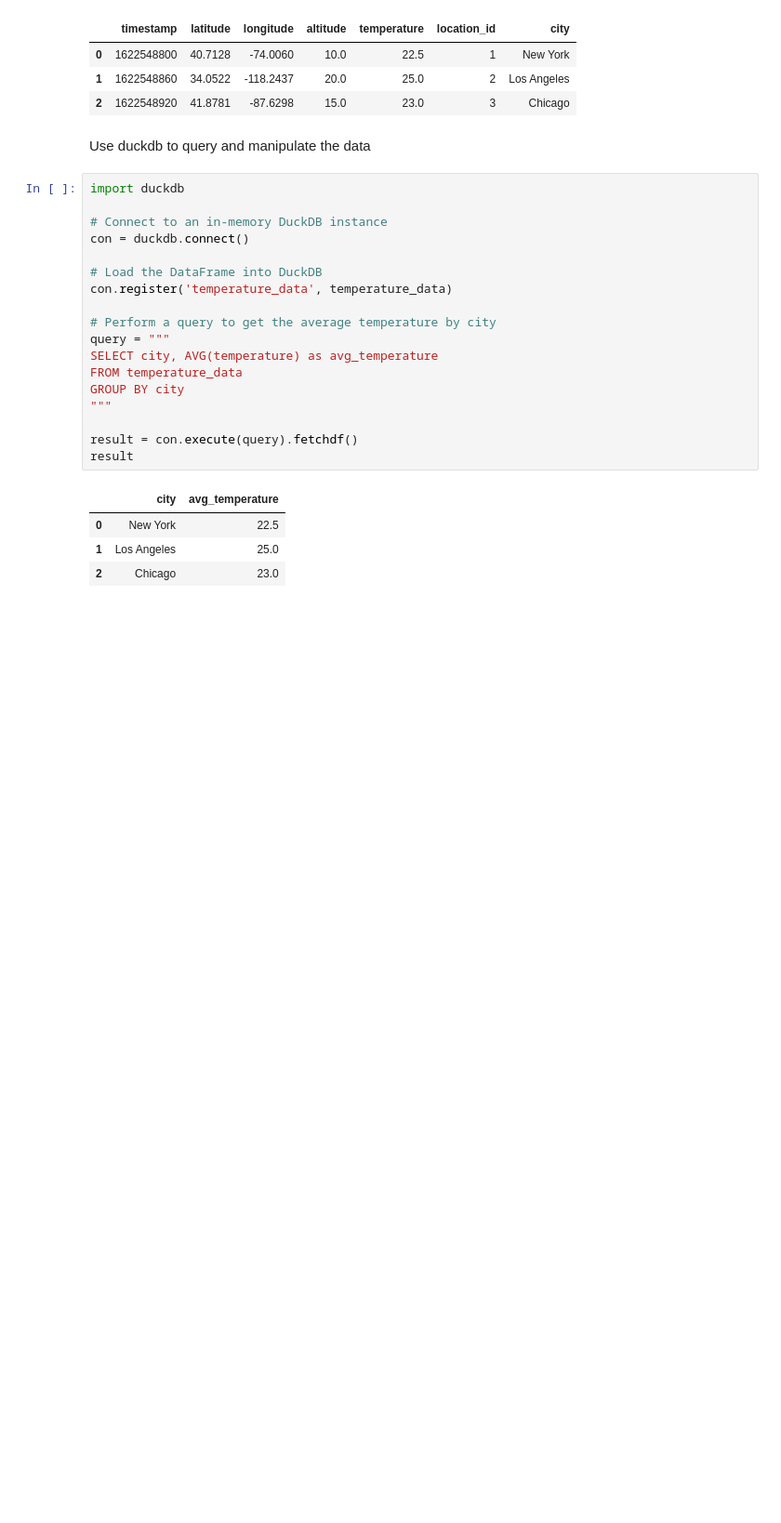
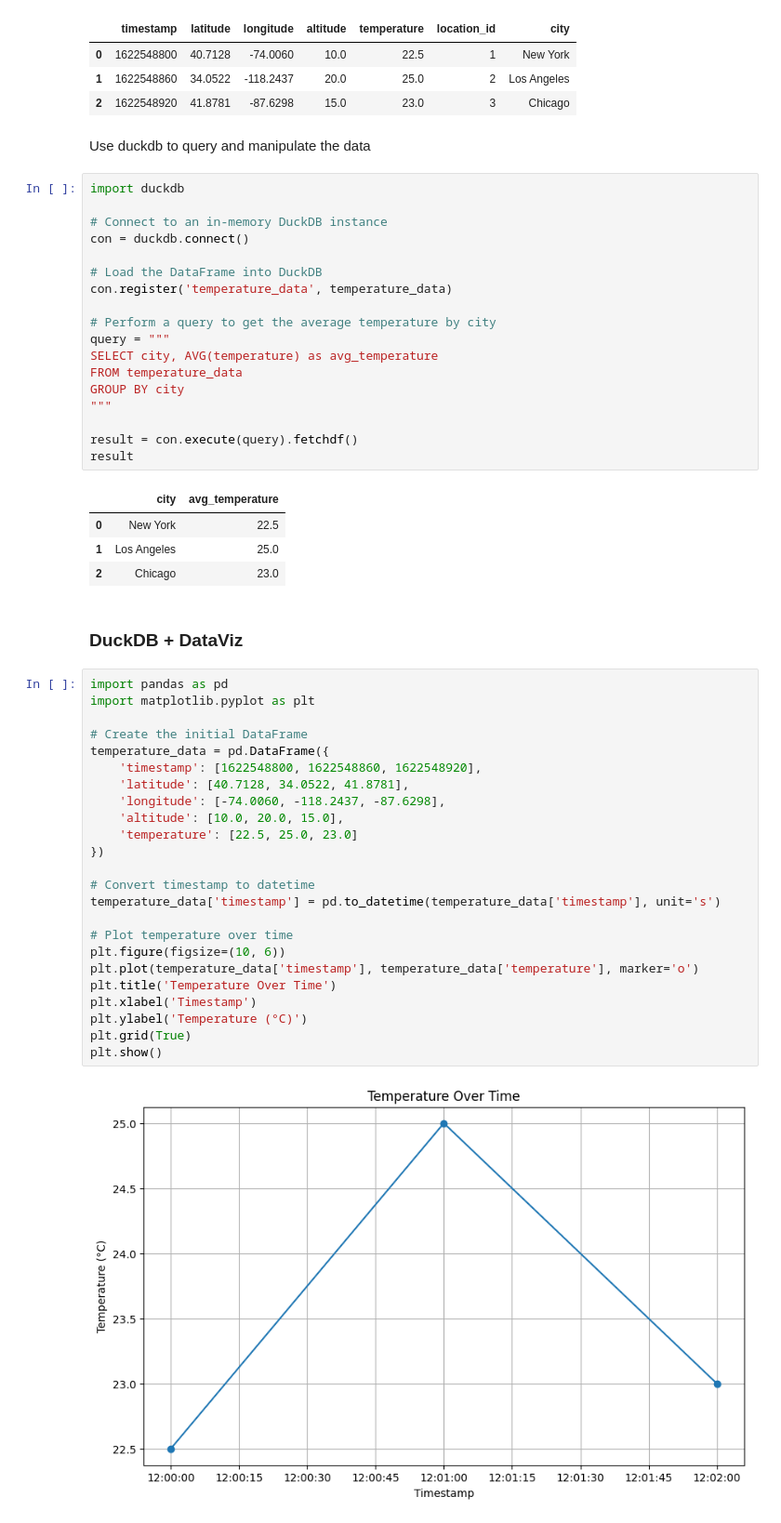
Before and after one commit to octaflop/ducktiles, a Jupyter notebook: introduction.ipynb, the cells around one changed output. Shown at 93% size. Drawn from its saved outputs; the diff is of its cells as text; blank space fills up the shorter version.

```diff
--- a/introduction.ipynb
+++ b/introduction.ipynb
@@ -157,3 +159,31 @@ result
 | 0 | New York | 22.5 |
 | 1 | Los Angeles | 25.0 |
 | 2 | Chicago | 23.0 |
+# %% [markdown]
+### DuckDB + DataViz
+# %%
+import pandas as pd
+import matplotlib.pyplot as plt
+
+# Create the initial DataFrame
+temperature_data = pd.DataFrame({
+    'timestamp': [1622548800, 1622548860, 1622548920],
+    'latitude': [40.7128, 34.0522, 41.8781],
+    'longitude': [-74.0060, -118.2437, -87.6298],
+    'altitude': [10.0, 20.0, 15.0],
+    'temperature': [22.5, 25.0, 23.0]
+})
+
+# Convert timestamp to datetime
+temperature_data['timestamp'] = pd.to_datetime(temperature_data['timestamp'], unit='s')
+
+# Plot temperature over time
+plt.figure(figsize=(10, 6))
+plt.plot(temperature_data['timestamp'], temperature_data['temperature'], marker='o')
+plt.title('Temperature Over Time')
+plt.xlabel('Timestamp')
+plt.ylabel('Temperature (°C)')
+plt.grid(True)
+plt.show()
+# %% [output]
+[figure, added]
```
Also changed, not shown: parts of 6 cells of this notebook.
